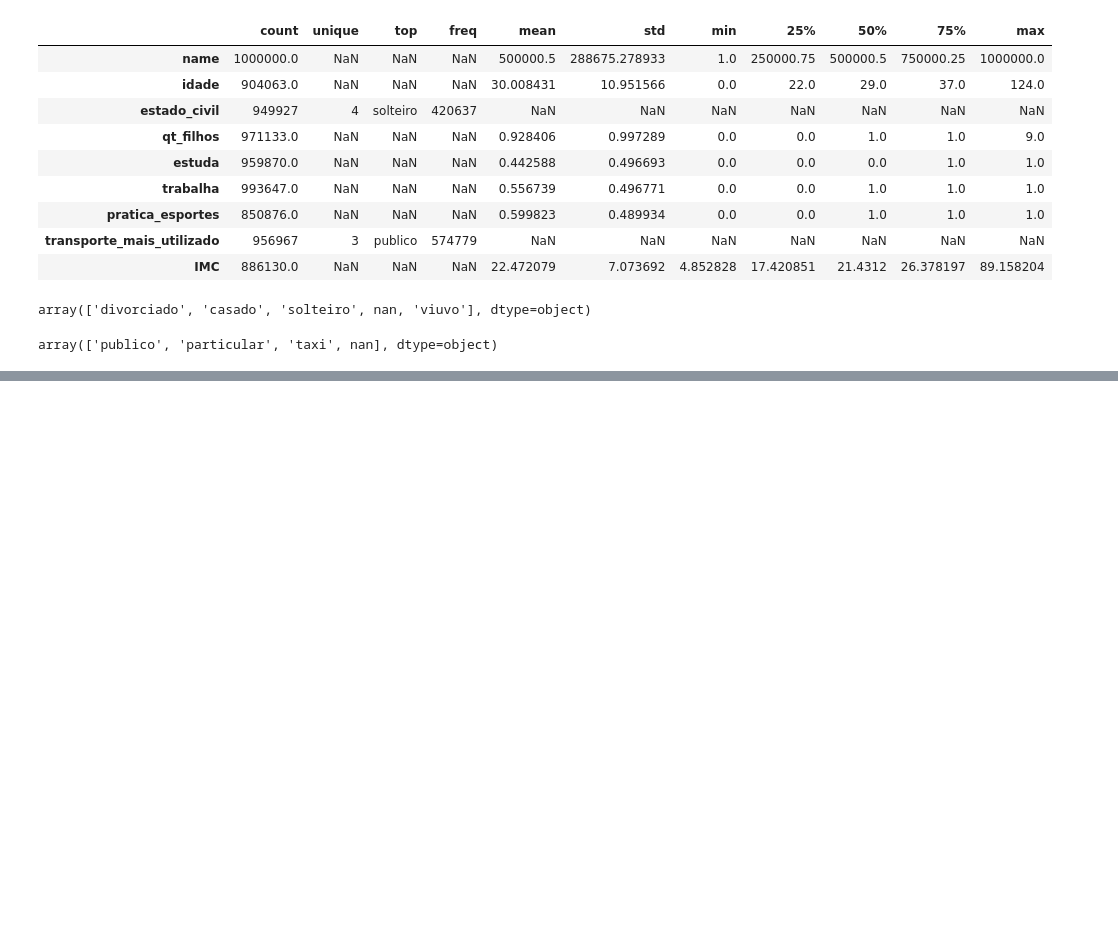
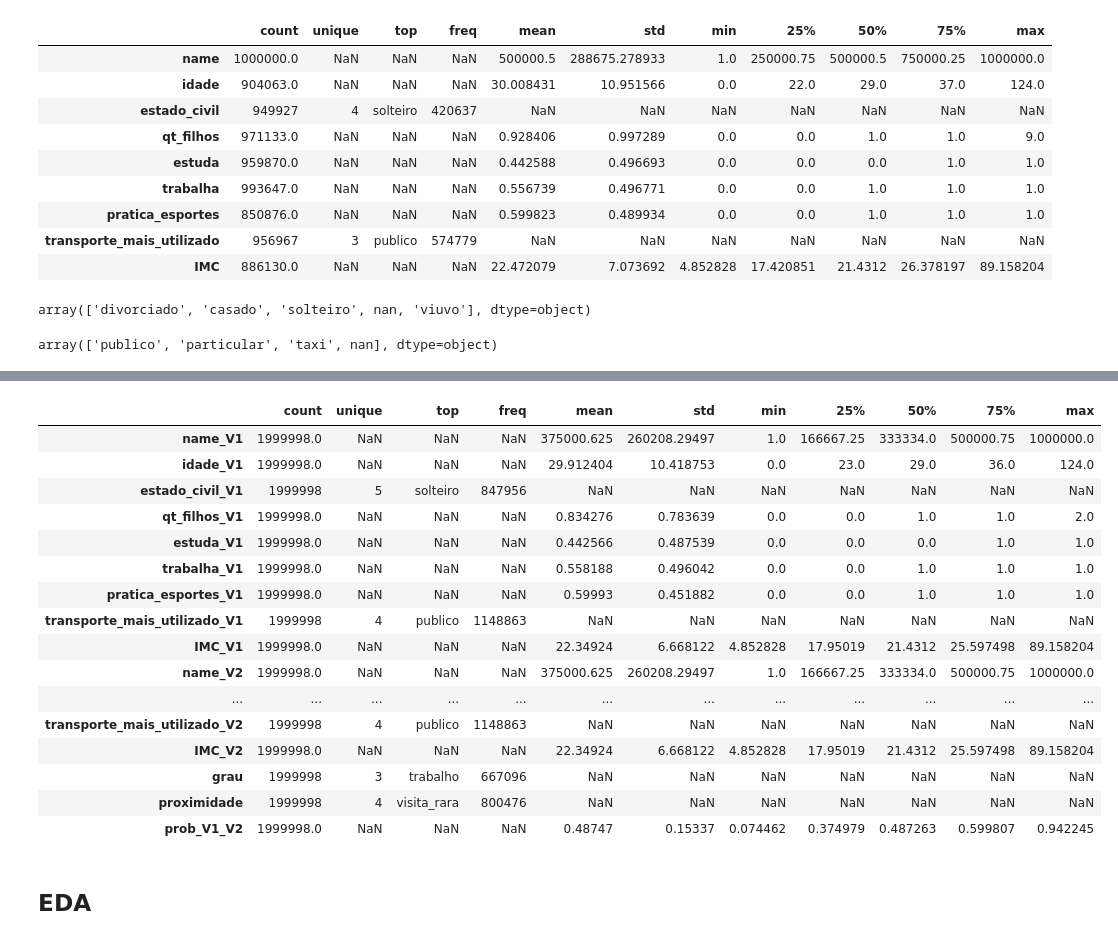
Before and after one commit to jeffc00/case_neoway, a Jupyter notebook: notebooks/case_neoway.ipynb, the cells around one changed output, grey strips where cells are left out. Cells and saved outputs as stored; diff of their text form; code cells hidden in the pictures; blank space fills up the shorter version.

```diff
--- a/notebooks/case_neoway.ipynb
+++ b/notebooks/case_neoway.ipynb
@@ -636,0 +1001,8 @@ print('lgbr test loss:', test_loss)
+# %%
+X_other_half_ = df_other_half.drop(cols_to_drop, axis=1)
+X_other_half = pd.get_dummies(X_other_half_, drop_first=True)
+# %%
+# lr_model = joblib.load('../data/processed/lr_2_model.pkl')
+lr_model = lr_2_model
+# %%
+df_other_half['prob_V1_V2'] = sigmoid(lr_model.predict(X_other_half))
@@ -636,0 +1025,4 @@ print('lgbr test loss:', test_loss)
+# %%
+df = df_half.append(df_other_half, ignore_index=True)
+
+df
@@ -636,0 +1043,22 @@ print('lgbr test loss:', test_loss)
+# %%
+df.describe(include='all').T
+# %% [output]
+|  | count | unique | top | freq | mean | std | min | 25% | 50% | 75% | max |
+| name_V1 | 1999998.0 | NaN | NaN | NaN | 375000.625 | 260208.29497 | 1.0 | 166667.25 | 333334.0 | 500000.75 | 1000000.0 |
+| idade_V1 | 1999998.0 | NaN | NaN | NaN | 29.912404 | 10.418753 | 0.0 | 23.0 | 29.0 | 36.0 | 124.0 |
+| estado_civil_V1 | 1999998 | 5 | solteiro | 847956 | NaN | NaN | NaN | NaN | NaN | NaN | NaN |
+| qt_filhos_V1 | 1999998.0 | NaN | NaN | NaN | 0.834276 | 0.783639 | 0.0 | 0.0 | 1.0 | 1.0 | 2.0 |
+| estuda_V1 | 1999998.0 | NaN | NaN | NaN | 0.442566 | 0.487539 | 0.0 | 0.0 | 0.0 | 1.0 | 1.0 |
+| trabalha_V1 | 1999998.0 | NaN | NaN | NaN | 0.558188 | 0.496042 | 0.0 | 0.0 | 1.0 | 1.0 | 1.0 |
+| pratica_esportes_V1 | 1999998.0 | NaN | NaN | NaN | 0.59993 | 0.451882 | 0.0 | 0.0 | 1.0 | 1.0 | 1.0 |
+| transporte_mais_utilizado_V1 | 1999998 | 4 | publico | 1148863 | NaN | NaN | NaN | NaN | NaN | NaN | NaN |
+| IMC_V1 | 1999998.0 | NaN | NaN | NaN | 22.34924 | 6.668122 | 4.852828 | 17.95019 | 21.4312 | 25.597498 | 89.158204 |
+| name_V2 | 1999998.0 | NaN | NaN | NaN | 375000.625 | 260208.29497 | 1.0 | 166667.25 | 333334.0 | 500000.75 | 1000000.0 |
+| ... | ... | ... | ... | ... | ... | ... | ... | ... | ... | ... | ... |
+| transporte_mais_utilizado_V2 | 1999998 | 4 | publico | 1148863 | NaN | NaN | NaN | NaN | NaN | NaN | NaN |
+| IMC_V2 | 1999998.0 | NaN | NaN | NaN | 22.34924 | 6.668122 | 4.852828 | 17.95019 | 21.4312 | 25.597498 | 89.158204 |
+| grau | 1999998 | 3 | trabalho | 667096 | NaN | NaN | NaN | NaN | NaN | NaN | NaN |
+| proximidade | 1999998 | 4 | visita_rara | 800476 | NaN | NaN | NaN | NaN | NaN | NaN | NaN |
+| prob_V1_V2 | 1999998.0 | NaN | NaN | NaN | 0.48747 | 0.15337 | 0.074462 | 0.374979 | 0.487263 | 0.599807 | 0.942245 |
+# %% [markdown]
+## EDA
```
Also changed, not shown: parts of 84 cells of this notebook.
